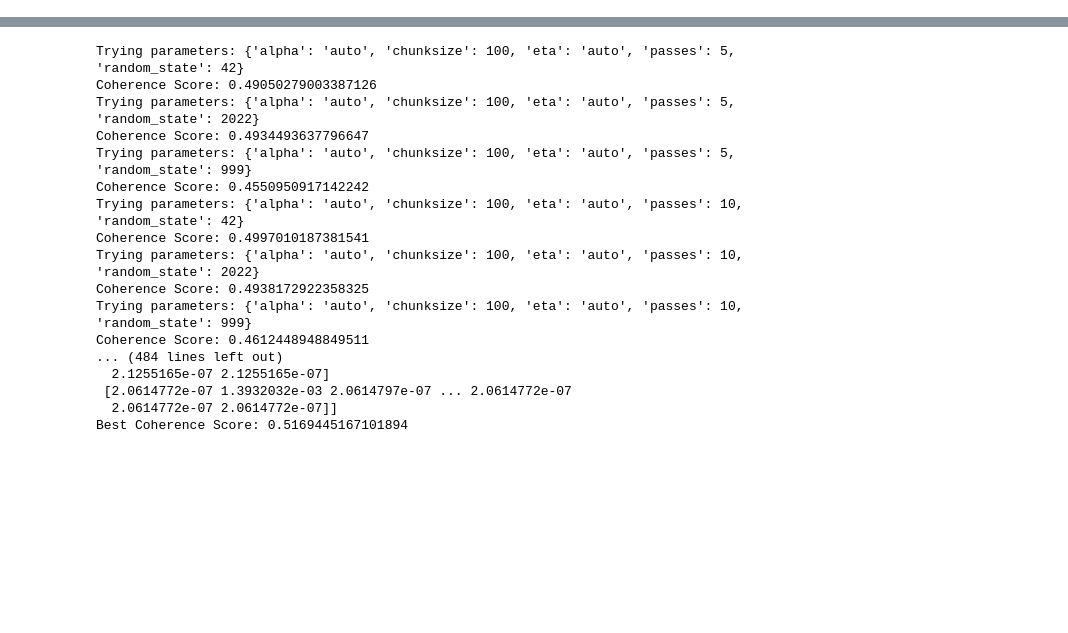
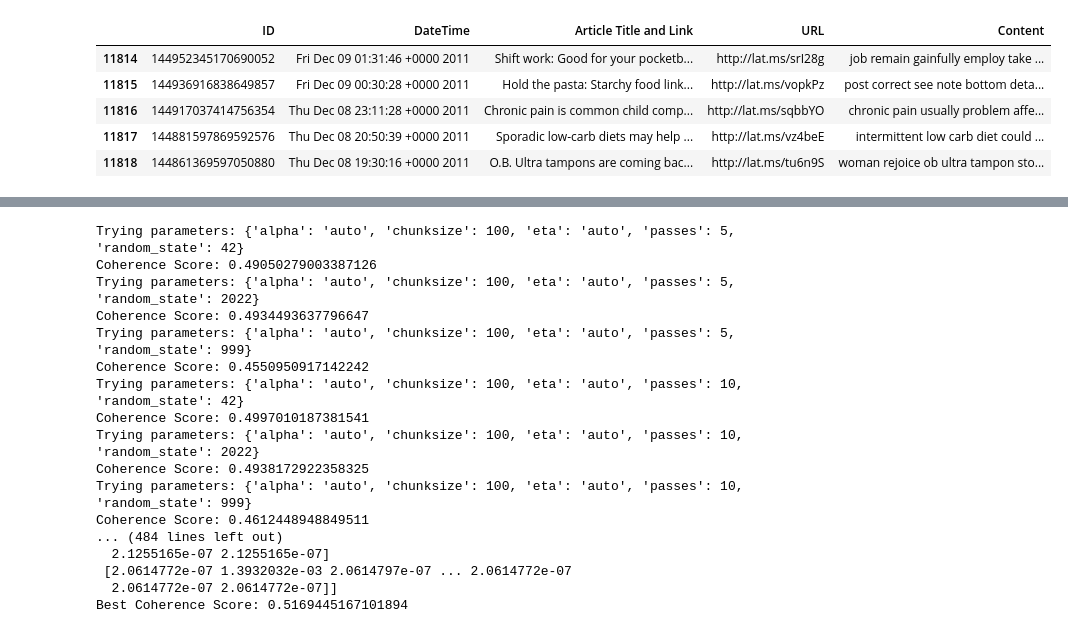
Before and after one commit to ChaithanyaSaiB/UMBC-DATA606-Capstone, a Jupyter notebook: notebooks/Exploration_and_Topic_Modeling.ipynb, the cells around one changed output, grey strips where cells are left out. Cells and saved outputs as stored; diff of their text form; code cells hidden in the pictures; blank space fills up the shorter version.

```diff
--- a/notebooks/Exploration_and_Topic_Modeling.ipynb
+++ b/notebooks/Exploration_and_Topic_Modeling.ipynb
@@ -21,0 +22,9 @@ data = pd.read_csv('/content/cnnhealth_preprocessed.csv')
+# %%
+data.tail()
+# %% [output]
+|  | ID | DateTime | Article Title and Link | URL | Content |
+| 11814 | 144952345170690052 | Fri Dec 09 01:31:46 +0000 2011 | Shift work: Good for your pocketb... | http://lat.ms/srI28g | job remain gainfully employ take ... |
+| 11815 | 144936916838649857 | Fri Dec 09 00:30:28 +0000 2011 | Hold the pasta: Starchy food link... | http://lat.ms/vopkPz | post correct see note bottom deta... |
+| 11816 | 144917037414756354 | Thu Dec 08 23:11:28 +0000 2011 | Chronic pain is common child comp... | http://lat.ms/sqbbYO | chronic pain usually problem affe... |
+| 11817 | 144881597869592576 | Thu Dec 08 20:50:39 +0000 2011 | Sporadic low-carb diets may help ... | http://lat.ms/vz4beE | intermittent low carb diet could ... |
+| 11818 | 144861369597050880 | Thu Dec 08 19:30:16 +0000 2011 | O.B. Ultra tampons are coming bac... | http://lat.ms/tu6n9S | woman rejoice ob ultra tampon sto... |
```
Also changed, not shown: parts of 5 cells of this notebook.
